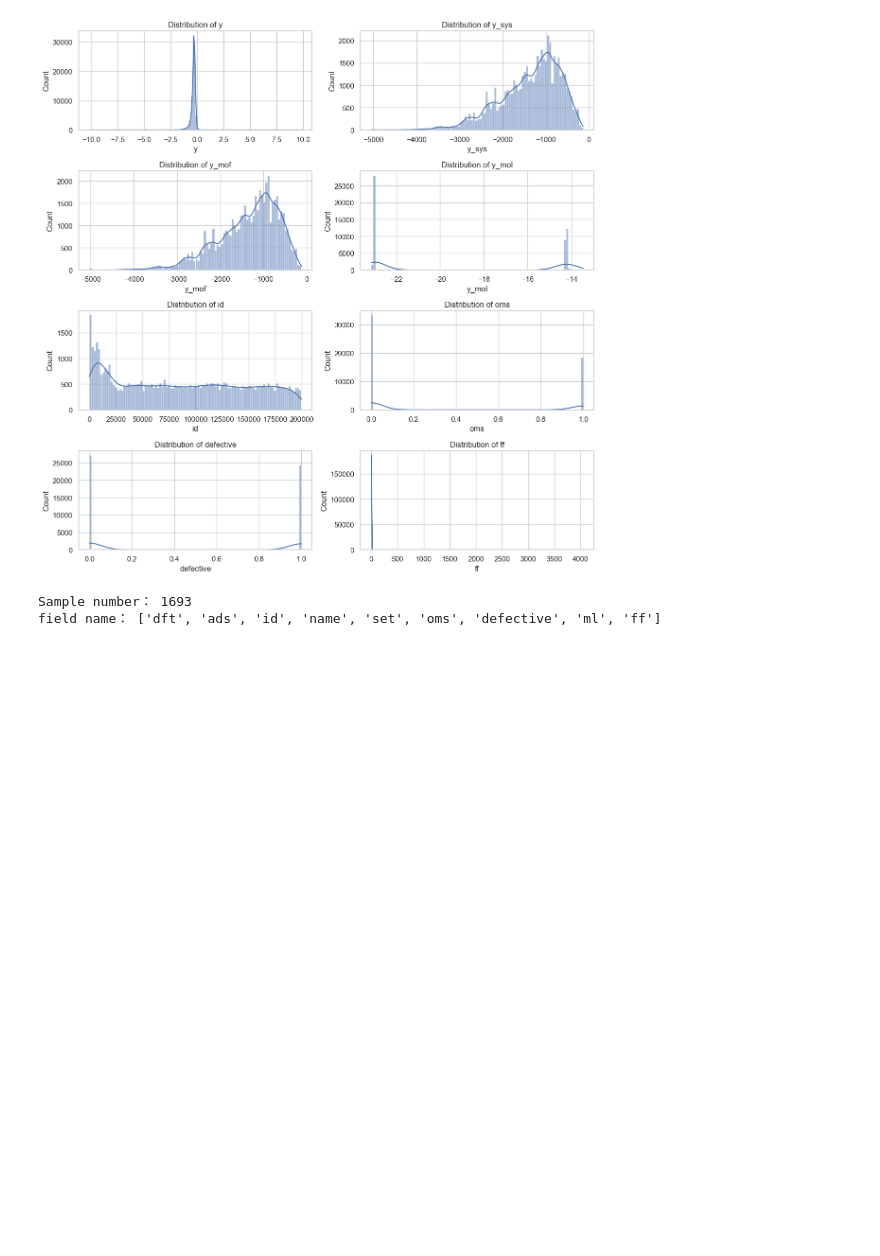
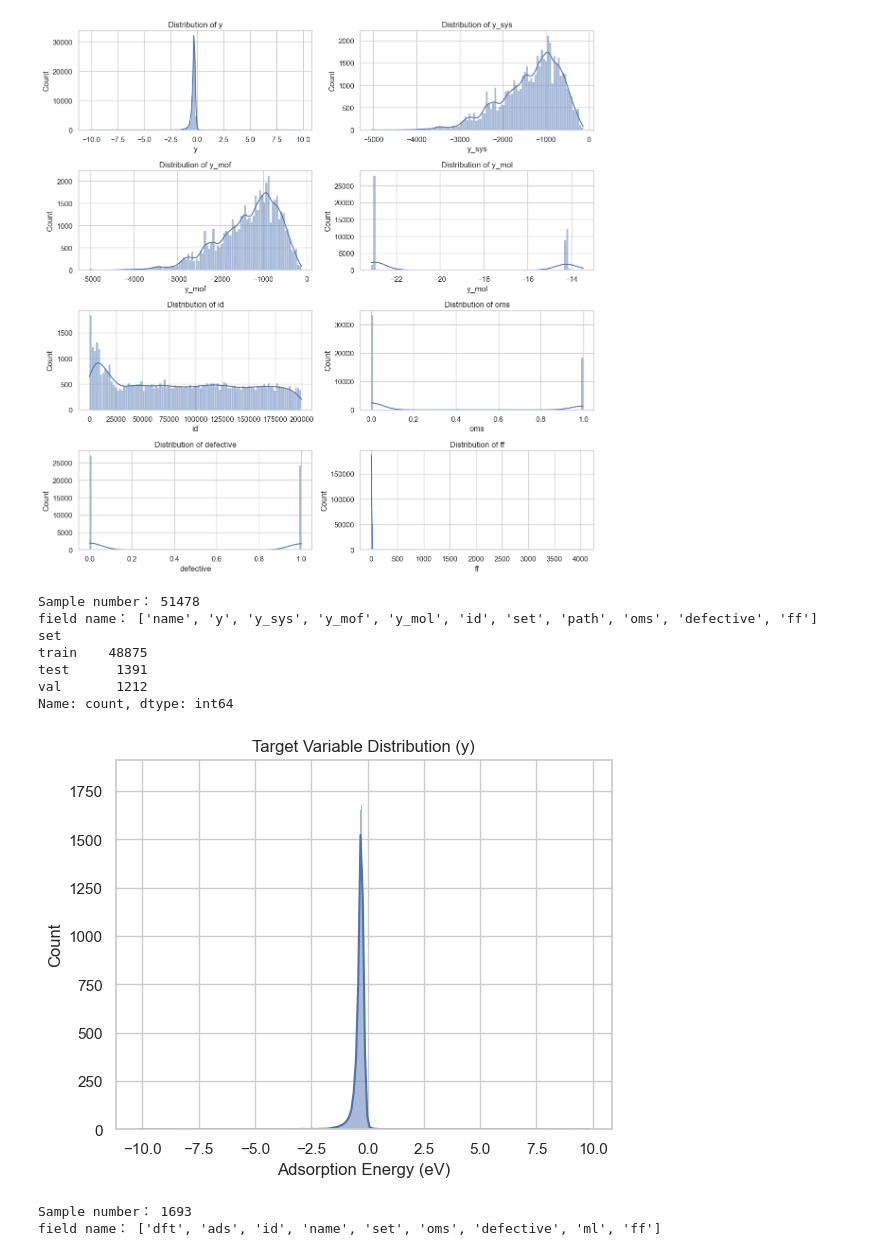
Before and after one commit to viewyan/DAC23, a Jupyter notebook: MOF_FeatureExploration_with_oms&ml.ipynb, the cells around one changed output. Cells and saved outputs as stored; diff of their text form; code cells hidden in the pictures; blank space fills up the shorter version.

```diff
--- a/notebook2.ipynb
+++ b/MOF_FeatureExploration_with_oms&ml.ipynb
@@ -81,4 +80,22 @@ for page in range(n_pages):
     plt.show()
 # %% [output]
 [figure]
+# %%
+print("Sample number：", len(df))
+print("field name：", df.columns.tolist())
+
+print(df['set'].value_counts())
+sns.histplot(y, kde=True)
+plt.title("Target Variable Distribution (y)")
+plt.xlabel("Adsorption Energy (eV)")
+plt.show()
+# %% [output]
+Sample number： 51478
+field name： ['name', 'y', 'y_sys', 'y_mof', 'y_mol', 'id', 'set', 'path', 'oms', 'defective', 'ff']
+set
+train    48875
+test      1391
+val       1212
+Name: count, dtype: int64
+[figure, added]
 # %%
```
Also changed, not shown: parts of 10 cells of this notebook.
